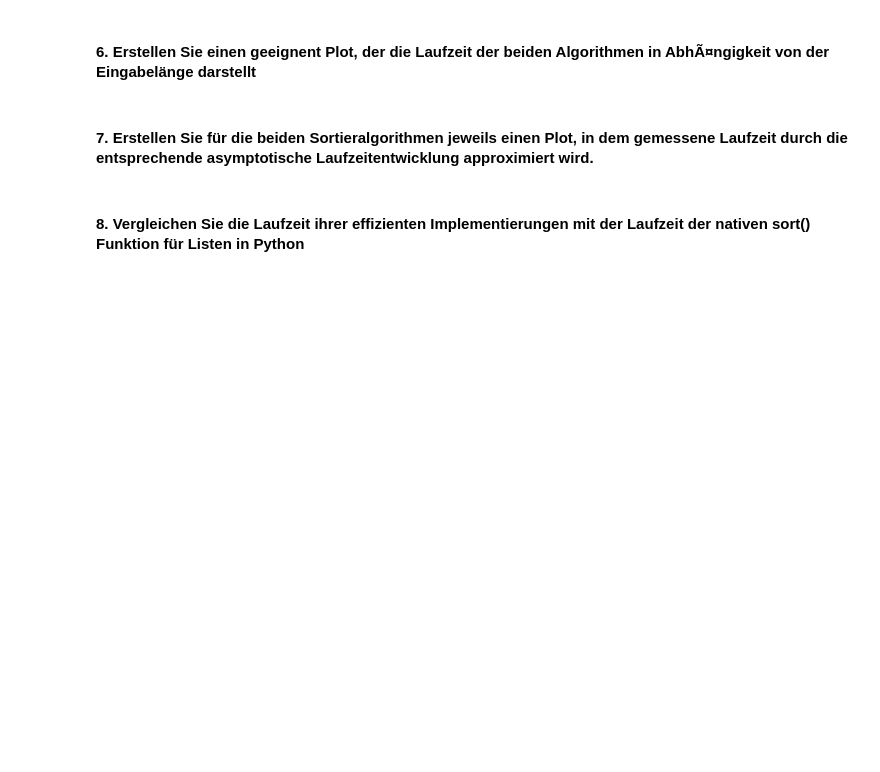
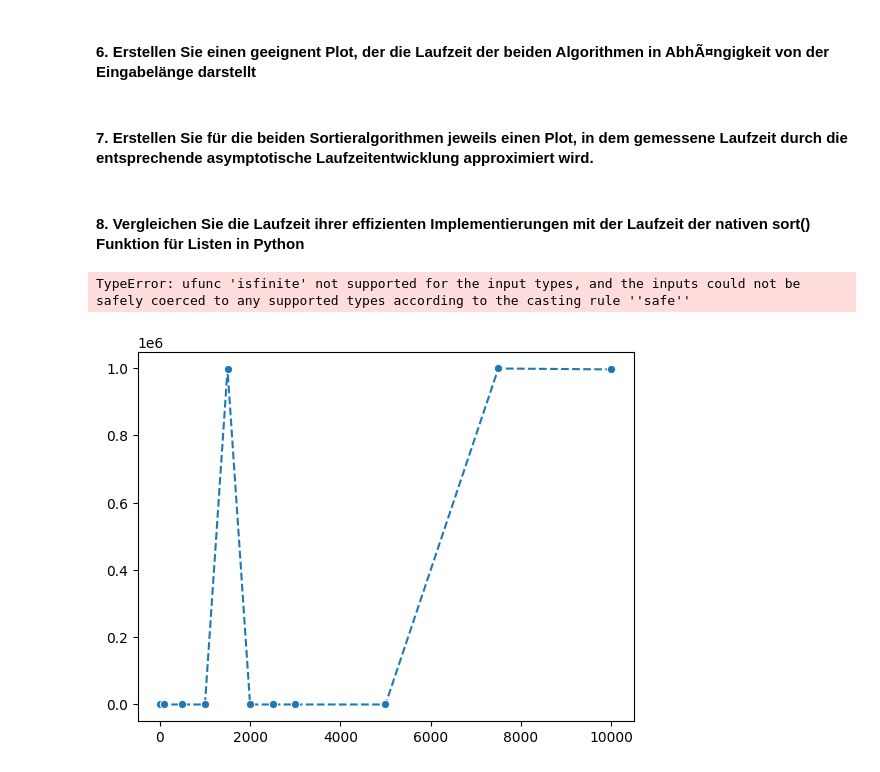
Before and after one commit to Cari1111/Algorithmen-Blatt8, a Jupyter notebook: sorting.ipynb, the cells around one changed output. Drawn from its saved outputs; the diff is of its cells as text; code cells hidden in the pictures; blank space fills up the shorter version.

Commit message:
Added Plots

```diff
--- a/sorting.ipynb
+++ b/sorting.ipynb
@@ -114,0 +126,56 @@ NameError: name 'np' is not defined
+# %%
+import os.path,subprocess
+from subprocess import STDOUT,PIPE
+
+arrar_sizes =  [10, 100, 500, 1000, 1500, 2000, 2500, 3000, 5000, 7500, 10000] # messung für verschiedenen array-längen
+
+# Quelle: https://stackoverflow.com/questions/49492655/call-java-program-with-arguments-from-python-and-return-results-back-to-python
+def compile_java_sort():
+    subprocess.check_call(['javac', 'CustomSort/Sorting.java'])
+
+def execute_java_sort(sample_size, sort):
+    java_class,ext = os.path.splitext('CustomSort/Sorting.java')
+    cmd = ['java', java_class, str(sample_size), sort]
+    proc = subprocess.Popen(cmd, stdout=PIPE, stderr=STDOUT)
+    stdout,stderr = proc.communicate()
+    return float(stdout)
+
+def java_selection_sort():
+    result = []
+    for size in arrar_sizes:
+        result.append(execute_java_sort(size, "selection"))
+    return result
+
+def java_quick_sort():
+    result = []
+    for size in arrar_sizes:
+        result.append(execute_java_sort(size, "quick"))
+    return result
+
+def native_sort():
+    result = []
+    compile_java_sort()
+    for size in arrar_sizes:
+        # ziehe ein zufälliges array
+        np.random.seed(0)
+        array = np.random.randint(low=0, high=1000000, size=size)
+        start = time.time_ns()
+        array.sort()
+        end = time.time_ns()
+        result.append(end-start)
+    return result
+
+
+compile_java_sort()
+#Plot
+sns.lineplot(x = arrar_sizes, y = native_sort(), linestyle="dashed", marker="o", label="native sort()")
+sns.lineplot(x = arrar_sizes, y = java_selection_sort(), linestyle="dashed", marker="o", label="geschätzte asymptotische Laufzeit")
+sns.lineplot(x = arrar_sizes, y = java_quick_sort(), linestyle="dashed", marker="o", label="geschätzte asymptotische Laufzeit")
+plt.title("Vergleich von unseren effizienten Algorithmen zum nativen Sortieralgorithmus")
+#plt.legend(loc="best")
+plt.xlabel("Eingabelänge")
+plt.ylabel("Laufzeit in ns")
+plt.show()
+# %% [output]
+TypeError: ufunc 'isfinite' not supported for the input types, and the inputs could not be safely coerced to any supported types according to the casting rule ''safe''
+[figure, added]
```
Also changed, not shown: parts of 3 cells of this notebook, 9 other files.
